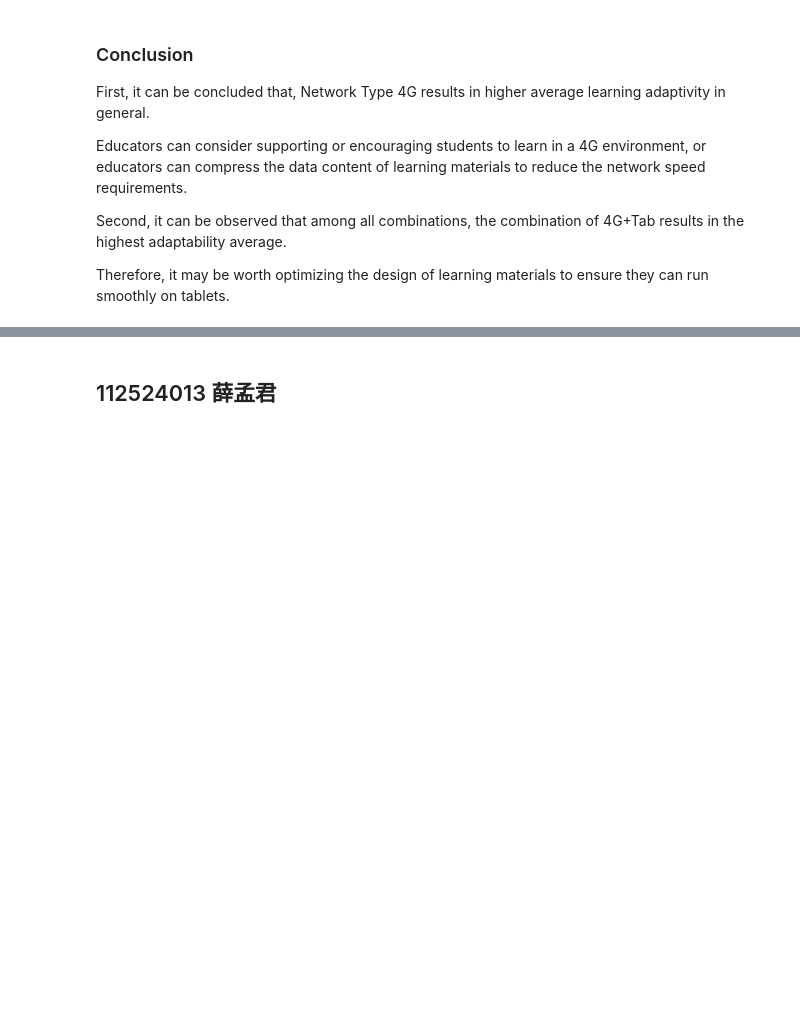
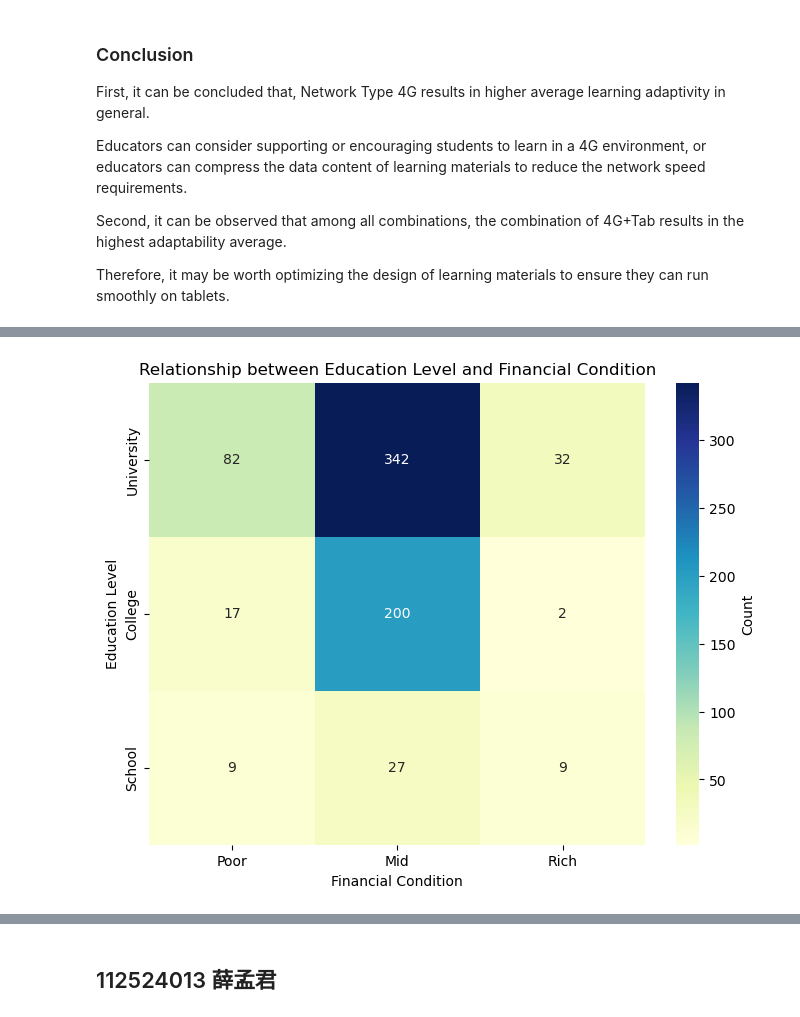
Before and after one commit to Bighsueh/AdaptabilityLevelAnalysis, a Jupyter notebook: main.ipynb, the cells around one changed output, grey strips where cells are left out. Cells and saved outputs as stored; diff of their text form; code cells hidden in the pictures; blank space fills up the shorter version.

```diff
--- a/main.ipynb
+++ b/main.ipynb
@@ -161,0 +329,25 @@ Therefore, it may be worth optimizing the design of learning materials to ensure
+# %%
+# 選擇年齡大於或等於18歲的樣本
+# Selection of samples older than or equal to 18 years of age
+df_adults = df[df['Age'] >= 18]
+
+# 創建交叉表
+# Create crosstabs
+cross_table = pd.crosstab(pd.Categorical(df_adults['Education Level'], categories=['University','College','School'], ordered=True),
+                        pd.Categorical(df_adults['Financial Condition'], categories=['Poor', 'Mid', 'Rich'], ordered=True))
+
+# 重命名行和列索引
+# Rename row and column indexes
+cross_table = cross_table.rename(index={'University': 'University','College': 'College','School': 'School' },
+                                columns={'Poor': 'Poor', 'Mid': 'Mid', 'Rich': 'Rich'})
+
+# 使用seaborn和matplotlib繪製熱力圖
+# Plotting heat maps with seaborn and matplotlib
+plt.figure(figsize=(8, 6))
+sns.heatmap(cross_table, annot=True, fmt='d', cmap='YlGnBu', cbar_kws={'label': 'Count'}, cbar=True)
+plt.xlabel('Financial Condition')
+plt.ylabel('Education Level')
+plt.title('Relationship between Education Level and Financial Condition')
+plt.show()
+# %% [output]
+[figure, added]
```
Also changed, not shown: parts of 31 cells of this notebook.
